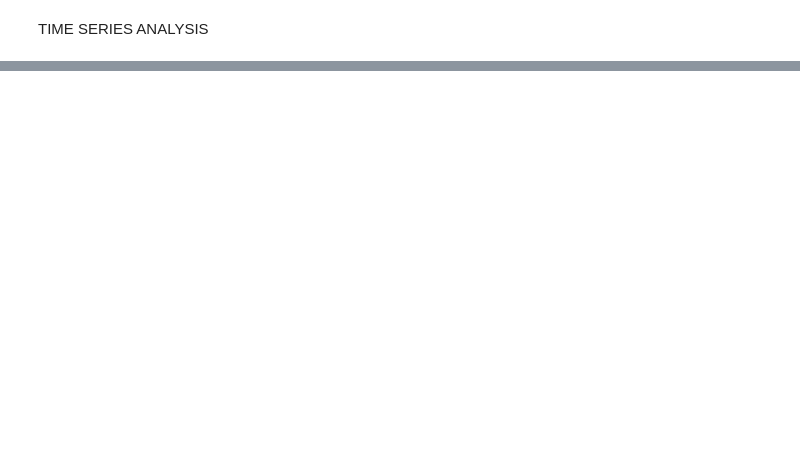
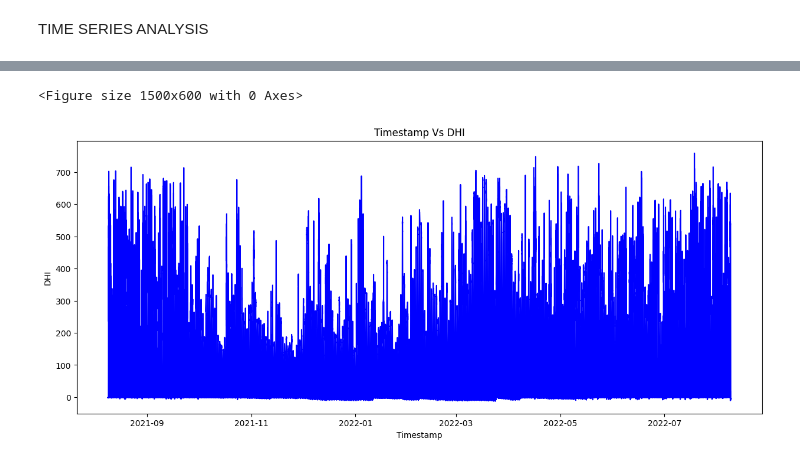
Before and after one commit to DiboraEyasuE/solar-challenge-week0, a Jupyter notebook: notebooks/benin_eda.ipynb, the cells around one changed output, grey strips where cells are left out. Drawn from its saved outputs; the diff is of its cells as text; code cells hidden in the pictures; blank space fills up the shorter version.

```diff
--- a/notebooks/benin_eda.ipynb
+++ b/notebooks/benin_eda.ipynb
@@ -80,0 +113,11 @@ TIME SERIES ANALYSIS
+# %%
+# Timestamp vs DHI plot
+plt.figure(figsize=(15,6))
+plt.plot(benin_copy.index,benin_copy["DHI"],color='blue')
+plt.title('Timestamp Vs DHI')
+plt.xlabel('Timestamp')
+plt.ylabel('DHI')
+plt.show()
+# %% [output]
+<Figure size 1500x600 with 0 Axes>
+[figure, added]
```
Also changed, not shown: parts of 11 cells of this notebook.
